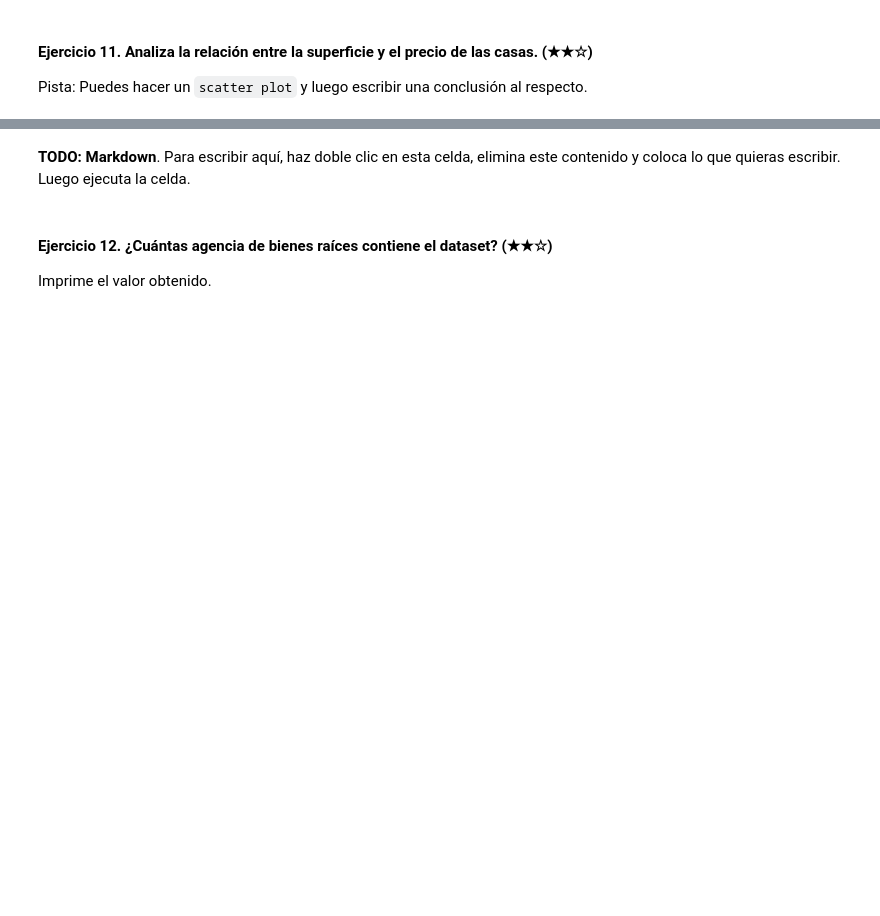
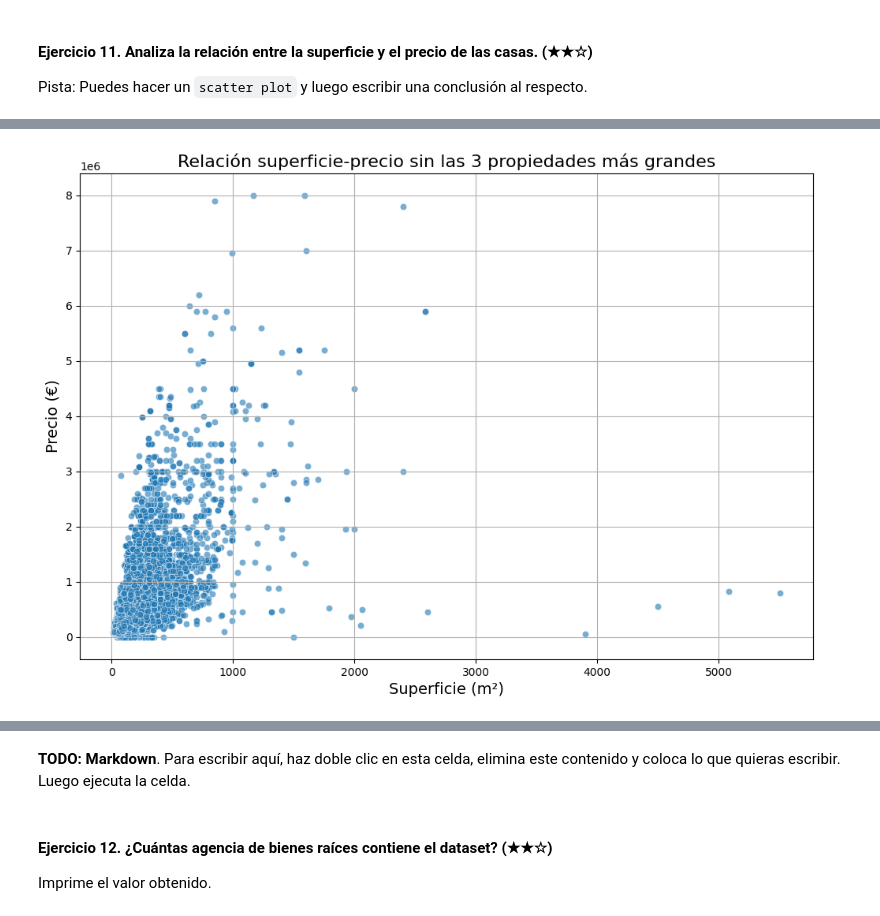
Before and after one commit to annunezc/realestate-datacleanup-exercise, a Jupyter notebook: project.es.ipynb, the cells around one changed output, grey strips where cells are left out. Cells and saved outputs as stored; diff of their text form; code cells hidden in the pictures; blank space fills up the shorter version.

```diff
--- a/project.es.ipynb
+++ b/project.es.ipynb
@@ -379,0 +453,14 @@ Pista: Puedes hacer un `scatter plot` y luego escribir una conclusión al respec
+# %%
+top_3_surface = ds['surface'].nlargest(3).index
+
+# Mostrar las filas que vamos a eliminar (opcional)
+print("Las 3 propiedades con mayor superficie que serán eliminadas:")
+print(ds.loc[top_3_surface, ['surface', 'price', 'level3']])
+
+# Eliminar estas filas del dataset
+ds_filtered = ds.drop(top_3_surface)
+
+# Verificación
+print(f"\nDataset original: {len(ds)} filas")
+print(f"Dataset filtrado: {len(ds_filtered)} filas")
+print(f"Se eliminaron {len(ds) - len(ds_filtered)} filas")
@@ -379,0 +477,14 @@ Pista: Puedes hacer un `scatter plot` y luego escribir una conclusión al respec
+# %%
+# Filtrar valores nulos
+ds_filtered_clean = ds_filtered.dropna(subset=['surface', 'price'])
+
+# Crear scatter plot
+plt.figure(figsize=(12, 8))
+sns.scatterplot(x='surface', y='price', data=ds_filtered_clean, alpha=0.6)
+plt.title('Relación superficie-precio sin las 3 propiedades más grandes', fontsize=16)
+plt.xlabel('Superficie (m²)', fontsize=14)
+plt.ylabel('Precio (€)', fontsize=14)
+plt.grid(True)
+plt.show()
+# %% [output]
+[figure, added]
```
Also changed, not shown: parts of 12 cells of this notebook.
